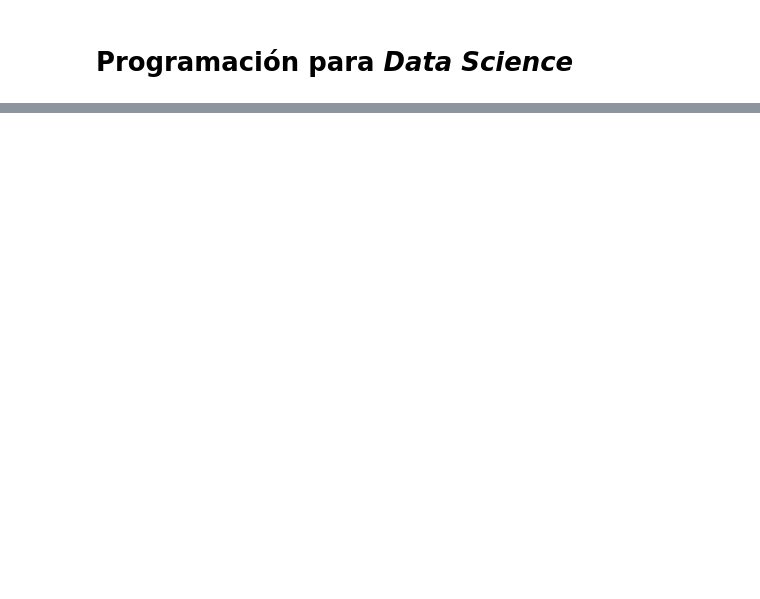
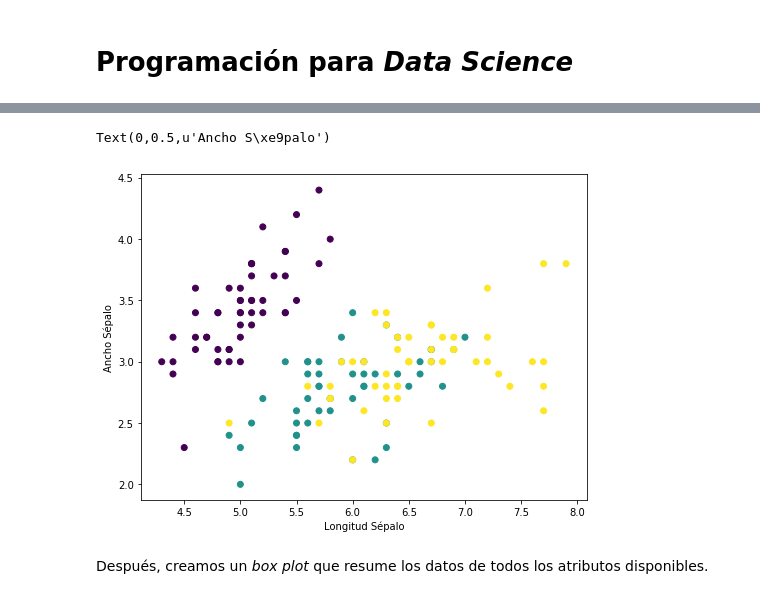
Before and after one commit to bvillenap7/Fundamentos_Data_Science_UOC_PEC7, a Jupyter notebook: prog_datasci_7_analisis_entrega.ipynb, the cells around one changed output, grey strips where cells are left out. Drawn from its saved outputs; the diff is of its cells as text; code cells hidden in the pictures; blank space fills up the shorter version.

```diff
--- a/prog_datasci_7_analisis_entrega.ipynb
+++ b/prog_datasci_7_analisis_entrega.ipynb
@@ -111,0 +20,5 @@ Pista. Podéis utilizar la librería _sklearn_.
+# %%
+from sklearn import datasets
+
+# Cargamos el dataset de iris:
+iris = datasets.load_iris()
@@ -111,0 +55,27 @@ Pista. Podéis utilizar la librería _sklearn_.
+# %%
+%matplotlib inline
+
+# Importamos las librerías.
+import matplotlib.pyplot as plt
+from sklearn import datasets
+
+# Importamos el dataset.
+iris = datasets.load_iris()
+
+# Seleccionamos solo los dos primeros atributos.
+X = iris.data[:, :2]
+Y = iris.target
+
+# Creamos la figura.
+plt.figure(1, figsize=(8, 6))
+plt.clf()
+
+# Coloreamos utilizando la categoría.
+plt.scatter(X[:, 0], X[:, 1], c=Y)
+plt.xlabel(u'Longitud Sépalo')
+plt.ylabel(u'Ancho Sépalo')
+# %% [output]
+Text(0,0.5,u'Ancho S\xe9palo')
+[figure, added]
+# %% [markdown]
+Después, creamos un _box plot_ que resume los datos de todos los atributos disponibles.
```
Also changed, not shown: parts of 50 cells of this notebook, 2 other files.
